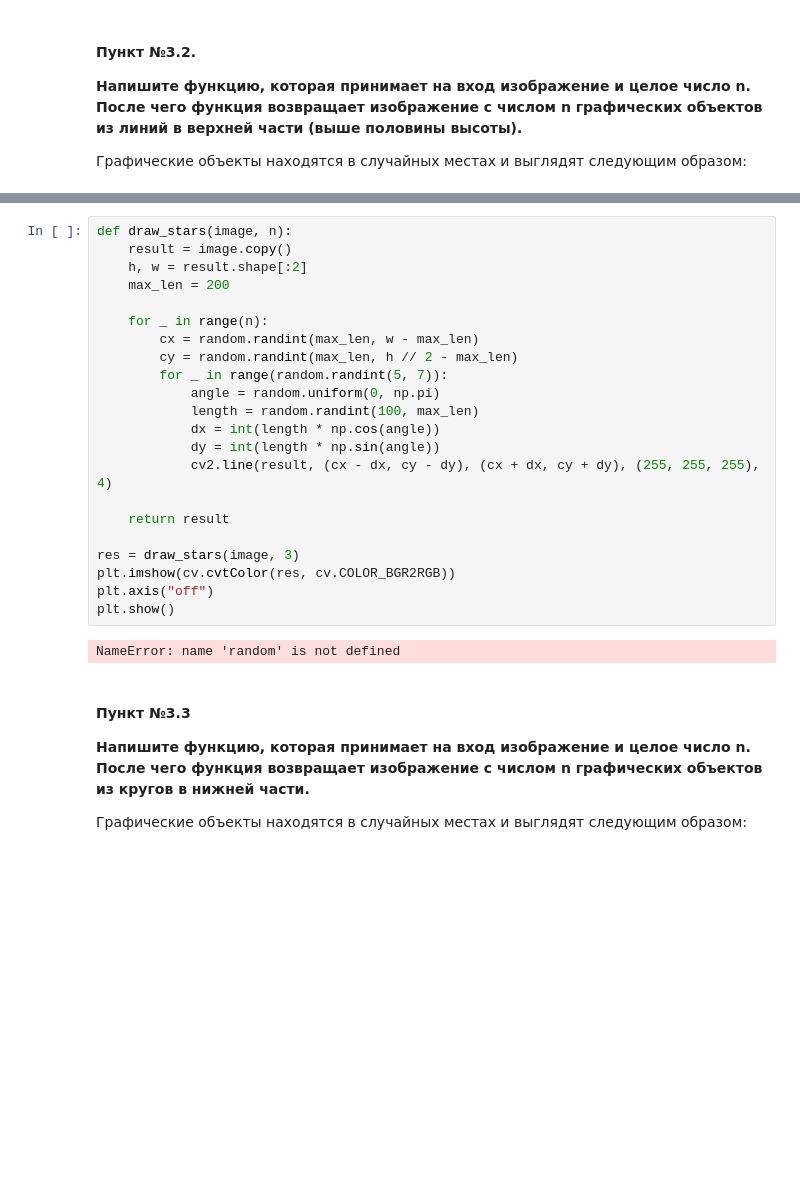
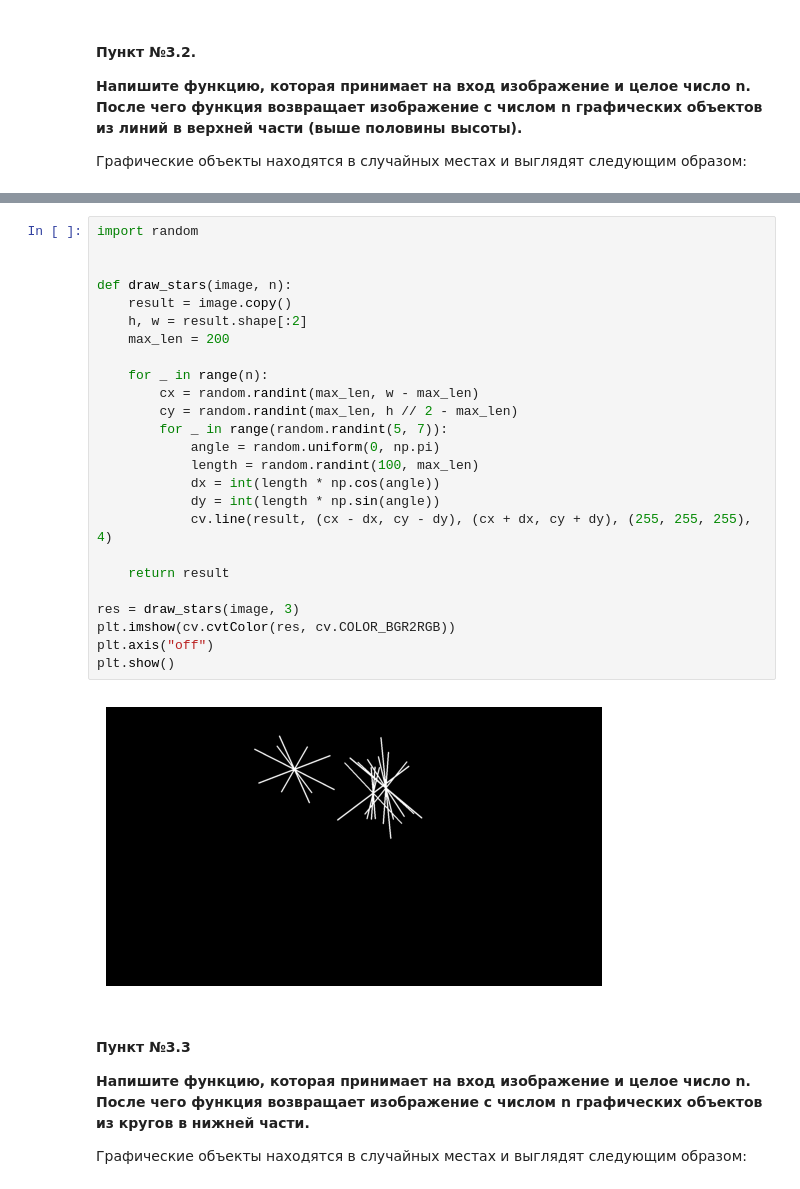
Before and after one commit to Calrission/MIIGAIK-Image-Processing, a Jupyter notebook: Практическая_работа_№4_Основные_методы_OpenCV_Часть_№2.ipynb, the cells around one changed output, grey strips where cells are left out. Drawn from its saved outputs; the diff is of its cells as text; blank space fills up the shorter version.

```diff
--- a/Практическая_работа_№4_Основные_методы_OpenCV_Часть_№2.ipynb
+++ b/Практическая_работа_№4_Основные_методы_OpenCV_Часть_№2.ipynb
@@ -475,29 +475,32 @@ plt.show()
 # %% [markdown]
 ![image.png](embedded-picture-1)
 # %%
+import random
+
+
 def draw_stars(image, n):
     result = image.copy()
     h, w = result.shape[:2]
     max_len = 200
 
     for _ in range(n):
         cx = random.randint(max_len, w - max_len)
         cy = random.randint(max_len, h // 2 - max_len)
         for _ in range(random.randint(5, 7)):
             angle = random.uniform(0, np.pi)
             length = random.randint(100, max_len)
             dx = int(length * np.cos(angle))
             dy = int(length * np.sin(angle))
-            cv2.line(result, (cx - dx, cy - dy), (cx + dx, cy + dy), (255, 255, 255), 4)
+            cv.line(result, (cx - dx, cy - dy), (cx + dx, cy + dy), (255, 255, 255), 4)
 
     return result
 
 res = draw_stars(image, 3)
 plt.imshow(cv.cvtColor(res, cv.COLOR_BGR2RGB))
 plt.axis("off")
 plt.show()
 # %% [output]
-NameError: name 'random' is not defined
+[figure, added]
 # %% [markdown]
 #### Пункт №3.3
 
```
Also changed, not shown: parts of 12 cells of this notebook, 2 other files.
